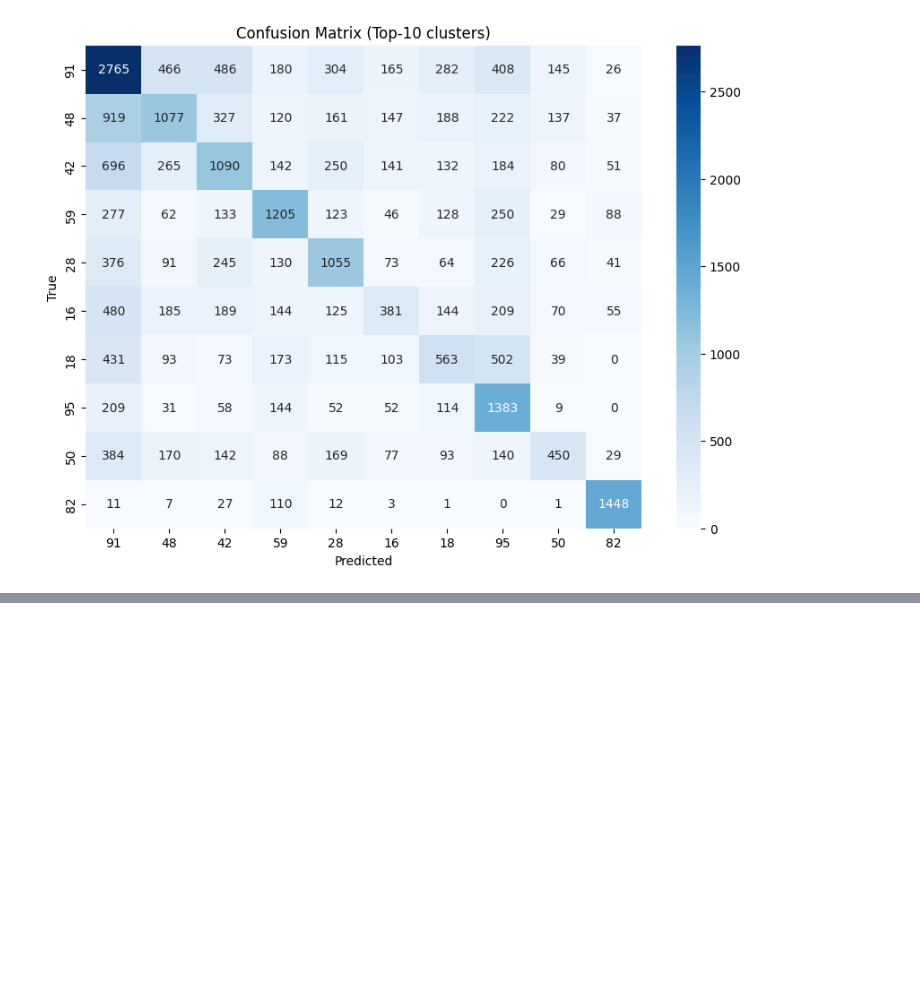
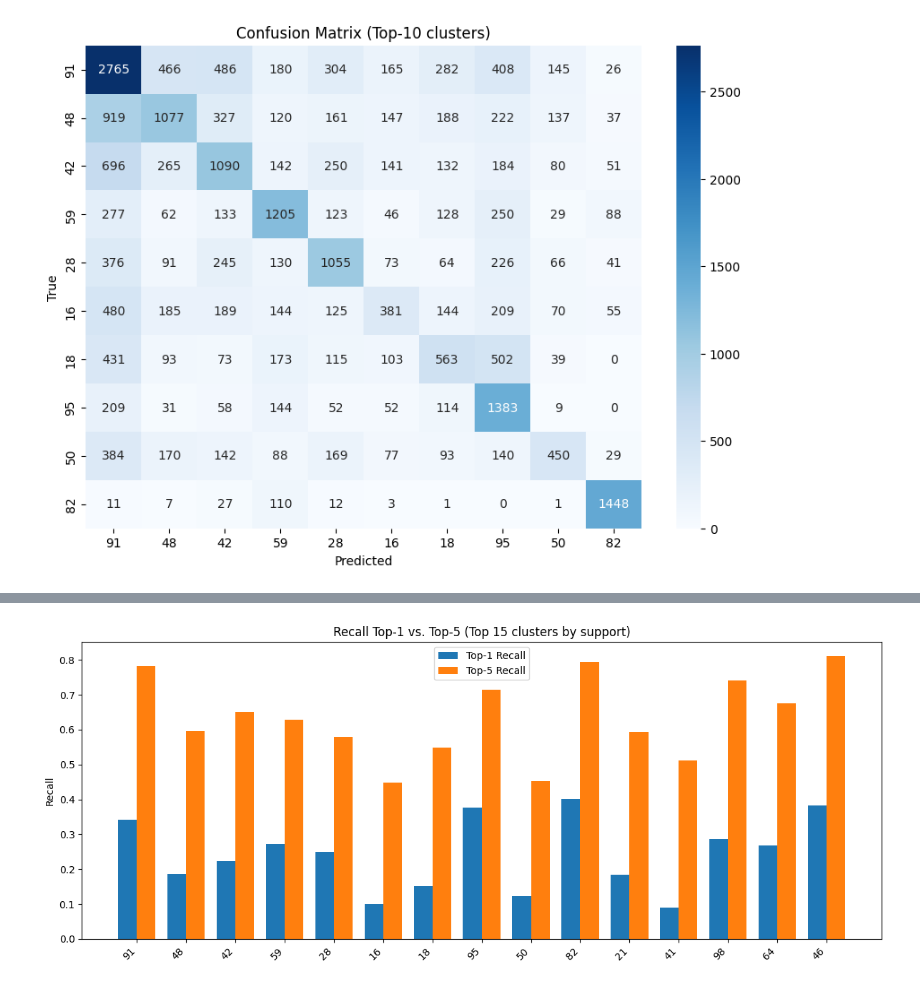
Before and after one commit to Rajkaipa/Group-3-Expedia-Hotel-Recommendation, a Jupyter notebook: Baseline-Model_Rina.ipynb, the cells around one changed output, grey strips where cells are left out. Drawn from its saved outputs; the diff is of its cells as text; code cells hidden in the pictures; blank space fills up the shorter version.

```diff
--- a/Baseline-Model_Rina.ipynb
+++ b/Baseline-Model_Rina.ipynb
@@ -778,0 +885,20 @@ plt.show()
+# %%
+# Keep the top-N most frequent classes and visualize recalls side-by-side
+N = 15
+topN = df_compare.head(N).copy()
+
+import matplotlib.pyplot as plt
+x = np.arange(len(topN))
+width = 0.38
+
+plt.figure(figsize=(12,5))
+plt.bar(x - width/2, topN["recall_top1"], width, label="Top-1 Recall")
+plt.bar(x + width/2, topN["recall_top5"], width, label="Top-5 Recall")
+plt.xticks(x, topN["cluster"].astype(str), rotation=45, ha="right")
+plt.ylabel("Recall")
+plt.title(f"Recall Top-1 vs. Top-5 (Top {N} clusters by support)")
+plt.legend()
+plt.tight_layout()
+plt.show()
+# %% [output]
+[figure, added]
```
Also changed, not shown: parts of 1 cell of this notebook, 3 other files.
